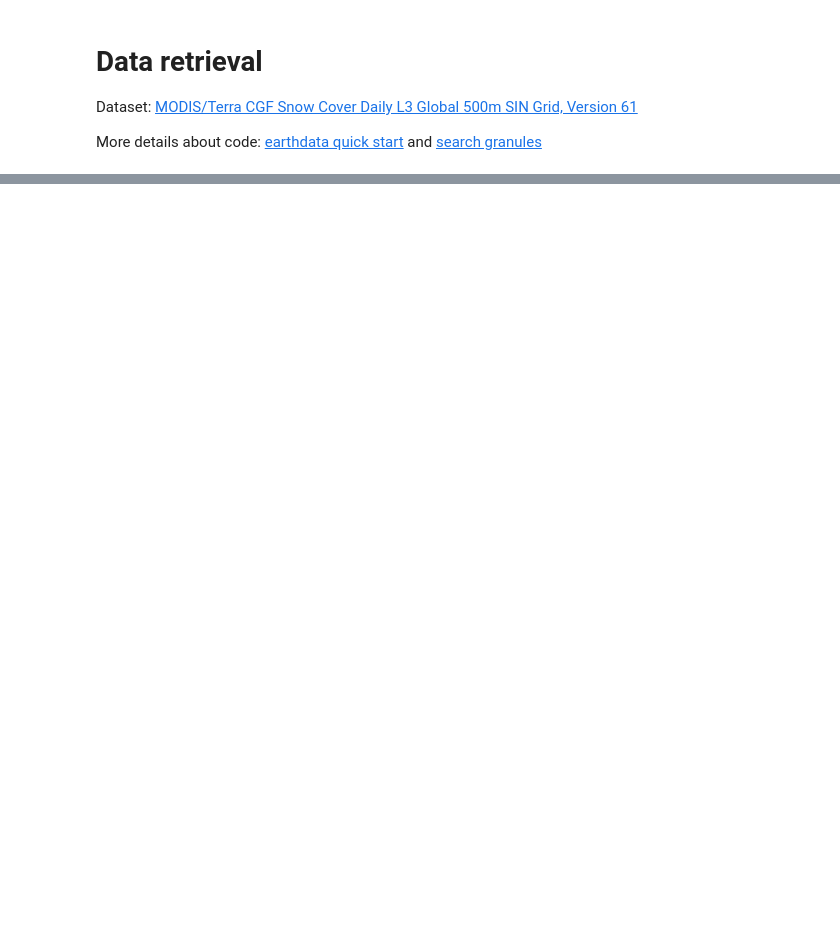
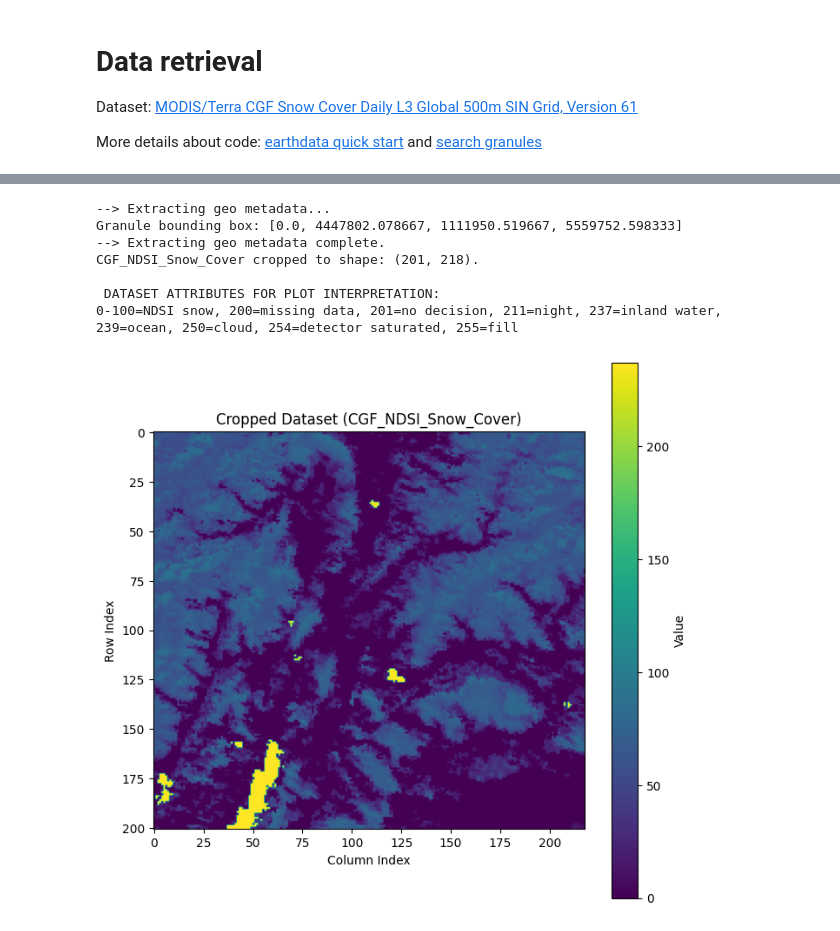
Before and after one commit to dclfbk/alpinehutsustainability, a Jupyter notebook: code/modis_download.ipynb, the cells around one changed output, grey strips where cells are left out. Saved outputs shown, nothing was run; the diff lists cells and outputs as text; code cells hidden in the pictures; blank space fills up the shorter version.

Commit message:
in-memory granule preprocessing in progress

```diff
--- a/code/modis_download.ipynb
+++ b/code/modis_download.ipynb
@@ -97,0 +303,30 @@ ds
+# %%
+## Example of cropping data for a single dataset (loading from local file)
+local_file = '../data/MODIS/MOD10A1F.A2022340.h18v04.061.2022351140722.hdf'
+hdf = SD(local_file, SDC.READ)
+dataset_name = 'CGF_NDSI_Snow_Cover'
+test_dataset = hdf.select(dataset_name)
+studyarea_bbox_4326 = [10.46750857, 45.69873184, 11.94937569, 46.53633029]
+granule_bbox_sinu, res_x, res_y, dim_x, dim_y = geo_metadata(hdf)
+cropped_data = extract_study_area(hdf, dataset_name, studyarea_bbox_4326, granule_bbox_sinu, res_x, res_y)
+
+print("\n DATASET ATTRIBUTES FOR PLOT INTERPRETATION:")
+print(test_dataset.attributes()['Key'])
+
+# Plot the cropped data
+plt.figure(figsize=(8, 8))
+plt.imshow(cropped_data, cmap="viridis")
+plt.colorbar(label="Value")
+plt.title(f"Cropped Dataset ({dataset_name})")
+plt.xlabel("Column Index")
+plt.ylabel("Row Index")
+plt.show()
+# %% [output]
+--> Extracting geo metadata...
+Granule bounding box: [0.0, 4447802.078667, 1111950.519667, 5559752.598333]
+--> Extracting geo metadata complete.
+CGF_NDSI_Snow_Cover cropped to shape: (201, 218).
+
+ DATASET ATTRIBUTES FOR PLOT INTERPRETATION:
+0-100=NDSI snow, 200=missing data, 201=no decision, 211=night, 237=inland water, 239=ocean, 250=cloud, 254=detector saturated, 255=fill
+[figure, added]
```
Also changed, not shown: parts of 14 cells of this notebook.
